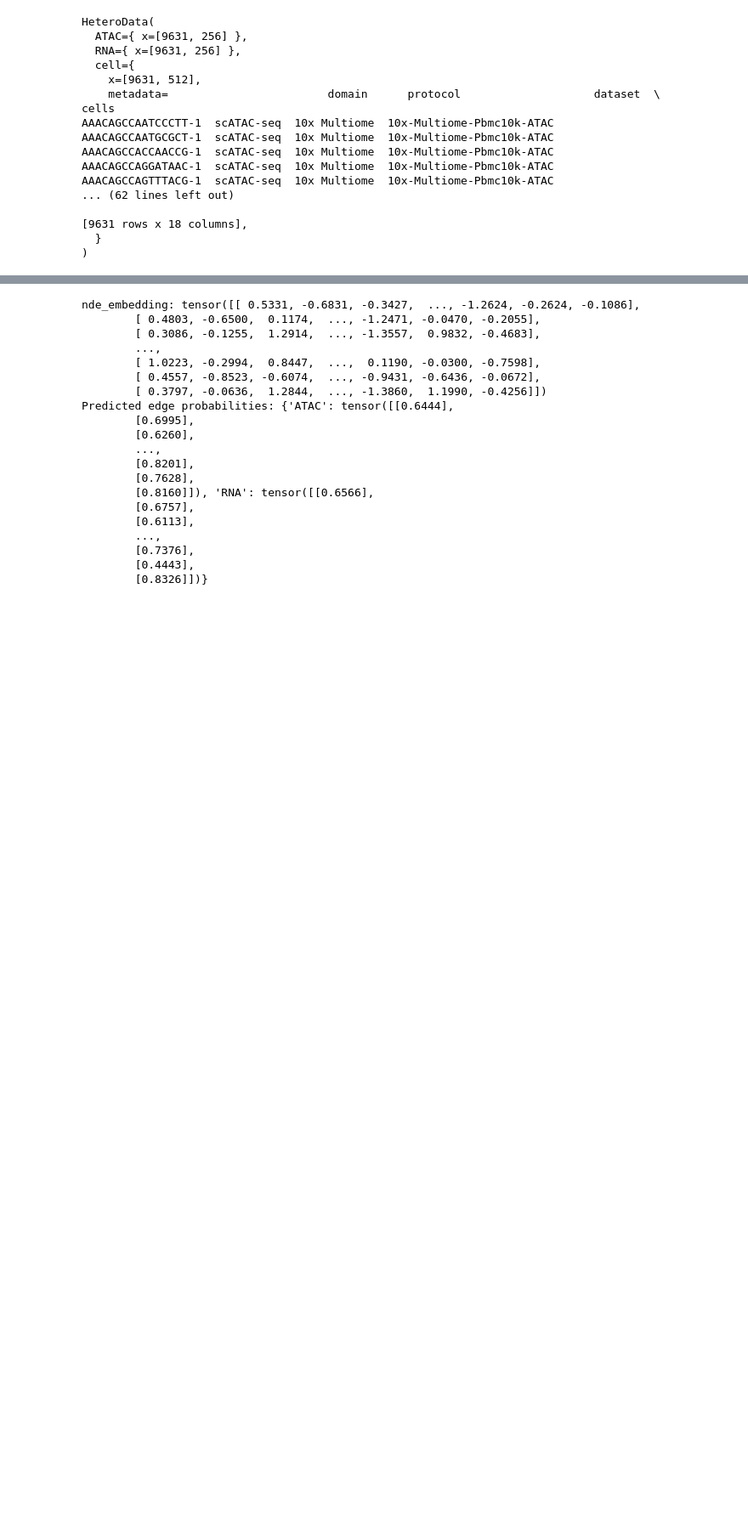
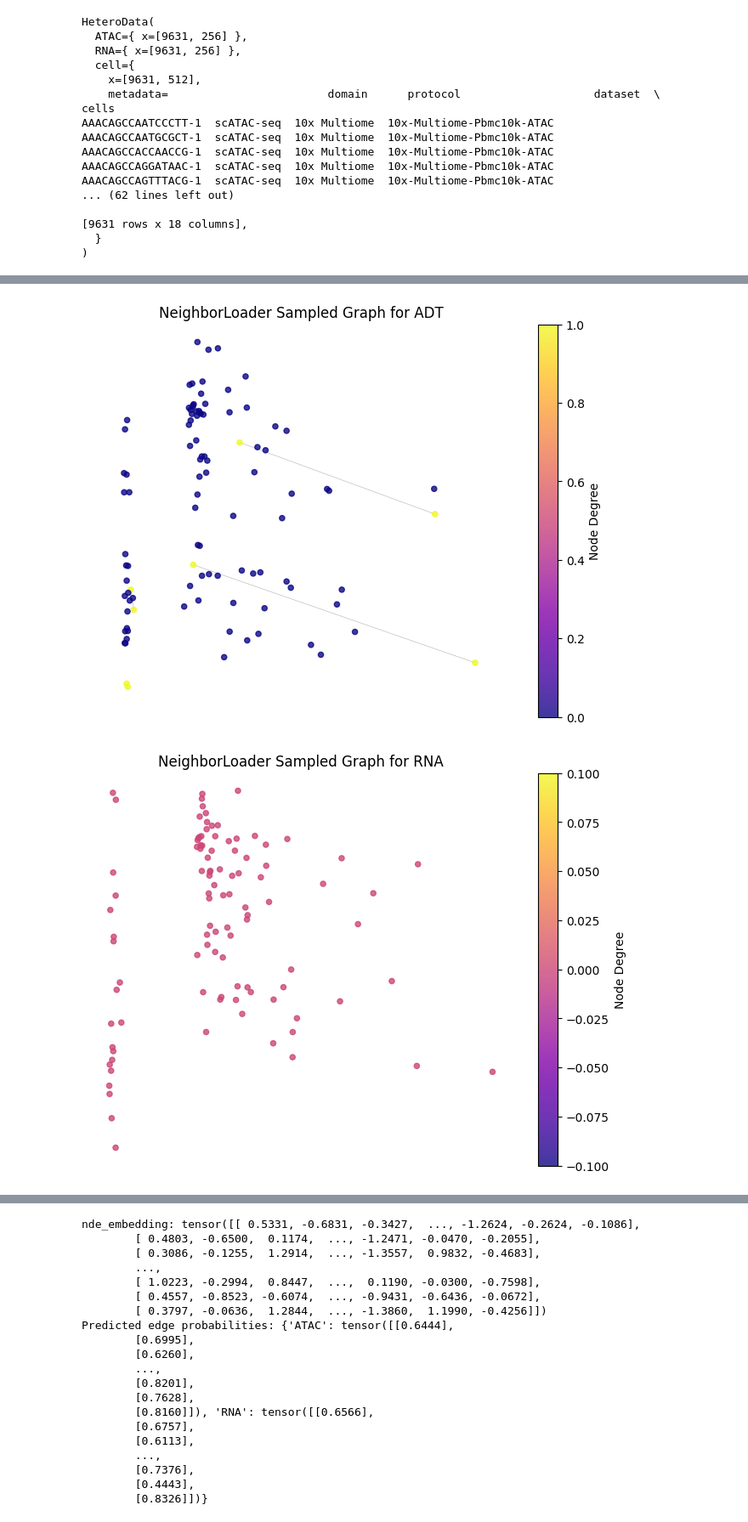
Before and after one commit to ZW471/MultiOmicsIntegration, a Jupyter notebook: evaluation/our_model_eval.ipynb, the cells around one changed output, grey strips where cells are left out. Shown at 85% size. Saved outputs shown, nothing was run; the diff lists cells and outputs as text; code cells hidden in the pictures; blank space fills up the shorter version.

Commit message:
add back plots that were missing post merge

```diff
--- a/evaluation/our_model_eval.ipynb
+++ b/evaluation/our_model_eval.ipynb
@@ -246,3 +277,82 @@ hetero_data = loaded_data.to(DEVICE)  # Move back to GPU if needed
+# %%
+def visualize_neighbor_batch(batch, modality, sample_size=100):
+    """
+    Visualizes the subgraph sampled by NeighborLoader for a specific modality.
+
+    Parameters:
+      batch: A single mini-batch from NeighborLoader.
+      modality: str, modality name (e.g., 'ADT', 'RNA').
+      sample_size: int, maximum number of nodes to plot (for clarity).
+    """
+    import matplotlib.pyplot as plt
+    import networkx as nx
+    from sklearn.decomposition import PCA
+    import numpy as np
+
+    # Extract edges and node features from the batch.
+    # We assume cell node features are in batch['cell'].x
+    node_features = batch['cell'].x.cpu().detach().numpy()
+    num_nodes = node_features.shape[0]
+
+    # Apply PCA to reduce node features to 2D.
+    pca = PCA(n_components=2)
+    node_2d = pca.fit_transform(node_features)
+
+    # Get the edge_index for the modality
+    edge_index = batch['cell', modality, 'cell'].edge_index.cpu().numpy()  # shape: [2, num_edges]
+
+    # Subsample nodes if needed.
+    if sample_size < num_nodes:
+        subset_idx = np.sort(np.random.choice(num_nodes, sample_size, replace=False))
+        node_2d = node_2d[subset_idx]
+
+        # Filter edges where both nodes are in the subset.
+        mask = np.isin(edge_index[0], subset_idx) & np.isin(edge_index[1], subset_idx)
+        filtered_edges = edge_index[:, mask]
+
+        # Check if filtered_edges is nonempty.
+        if filtered_edges.size > 0:
+            mapping = {old: new for new, old in enumerate(subset_idx)}
+            # Explicitly set otypes to int to avoid the error.
+            edge_index_sample = np.vectorize(mapping.get, otypes=[int])(filtered_edges)
+        else:
+            edge_index_sample = filtered_edges  # Empty array.
+        n_nodes = sample_size
+    else:
+        edge_index_sample = edge_index
+        n_nodes = num_nodes
+
+    # Build the graph.
+    G = nx.Graph()
+    for i in range(n_nodes):
+        G.add_node(i, pos=node_2d[i])
+    for i in range(edge_index_sample.shape[1]):
+        src, dst = edge_index_sample[:, i]
+        G.add_edge(int(src), int(dst))
+
+    pos = nx.get_node_attributes(G, 'pos')
+
+    # Compute node degrees for coloring.
+    degrees = dict(G.degree())
+    node_colors = [degrees[node] for node in G.nodes()]
+
+    # Plot the graph.
+    plt.figure(figsize=(8, 6))
+    nodes = nx.draw_networkx_nodes(G, pos, node_size=20, node_color=node_colors, cmap=plt.cm.plasma, alpha=0.8)
+    nx.draw_networkx_edges(G, pos, width=0.5, edge_color='gray', alpha=0.5)
+    plt.title(f"NeighborLoader Sampled Graph for {modality}")
+    plt.axis("off")
+    plt.colorbar(nodes, label='Node Degree')
+    plt.show()
+
+# Visualize for each modality from the first batch.
+for batch in neighbor_loader:
+    for modality in modalities:
+        visualize_neighbor_batch(batch, modality, sample_size=100)
+    break  # Visualize only the first batch.
+# %% [output]
+[figure, added]
+[figure, added]
 # %%
 from model.model import HeteroGraphAE, GraphAELightningModule
 # Hyperparameters.
```
Also changed, not shown: parts of 15 cells of this notebook.
